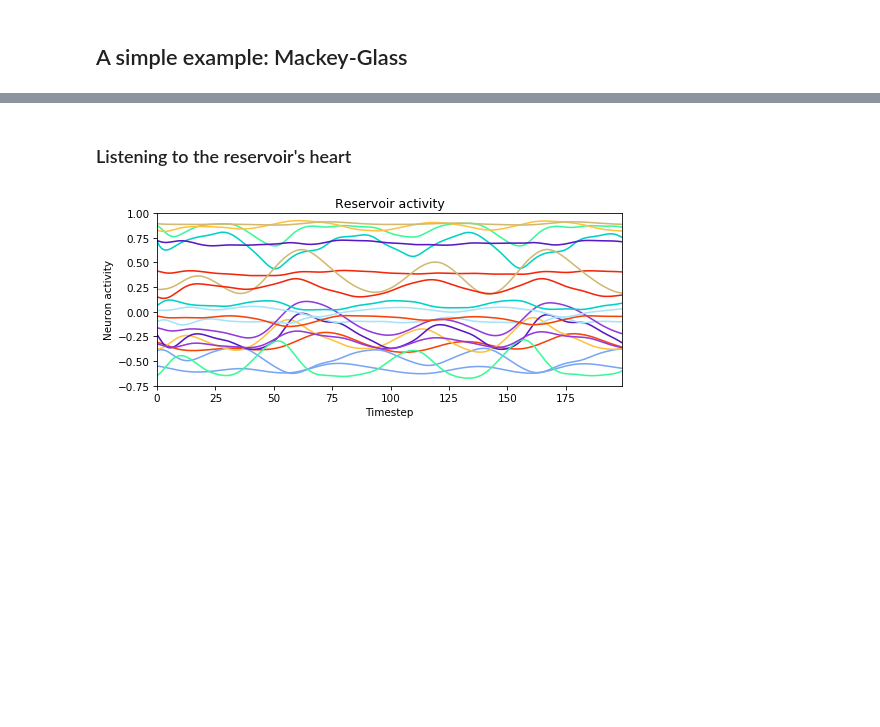
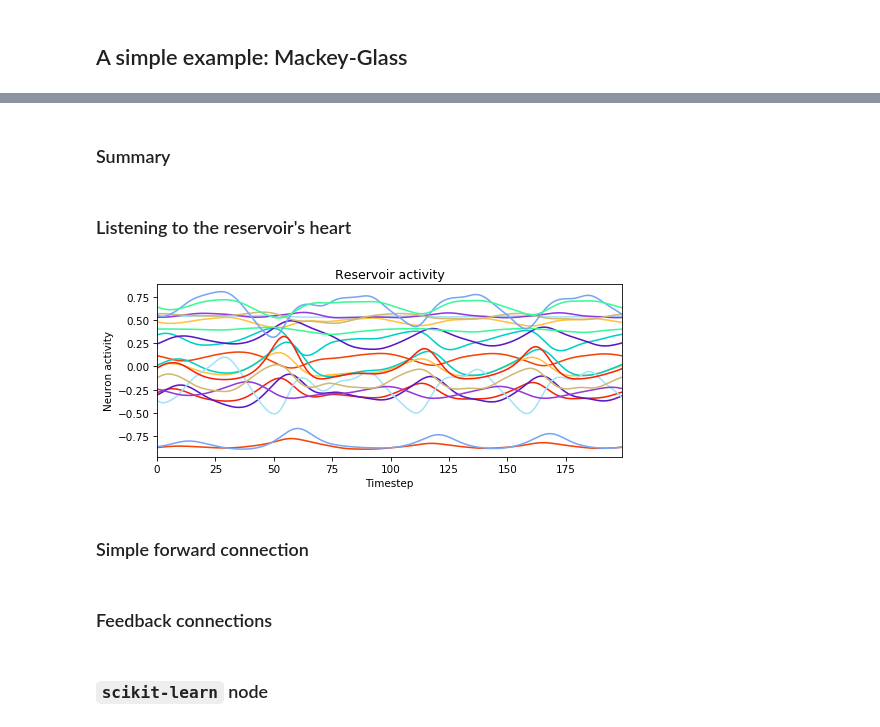
Before and after one commit to reservoirpy/presentations, a Jupyter notebook: ECML-PKDD-2024/Introduction.ipynb, the cells around one changed output, grey strips where cells are left out. Cells and saved outputs as stored; diff of their text form; code cells hidden in the pictures; blank space fills up the shorter version.

```diff
--- a/ECML-PKDD-2024/Introduction.ipynb
+++ b/ECML-PKDD-2024/Introduction.ipynb
@@ -57,0 +18,5 @@ plt.show()
+# %%
+from reservoirpy.datasets import mackey_glass
+
+timeseries = mackey_glass(n_timesteps=2_000)
+timeseries.shape
@@ -57,0 +25,8 @@ plt.show()
+# %%
+X = timeseries
+timesteps = 500
+plt.figure(figsize=(12, 3))
+for i in range(timesteps-1):
+    plt.plot([i, i+1], X[i:i+2, 0], color=plt.cm.magma(200*i//timesteps), lw=1.0)
+plt.title("Chaotic timeseries: Mackey-Glass")
+plt.show()
@@ -84,0 +100,13 @@ plt.show()
+# %%
+dataset = to_forecasting(X, forecast=50, test_size=0.2)
+x_train, x_test, y_train, y_test = dataset
+
+plt.figure(figsize=(12,3))
+plt.subplot(2,1,1)
+plt.plot(x_test, label="Input")
+plt.legend()
+plt.xticks([])
+plt.subplot(2,1,2)
+plt.plot(y_test, label="Output", color="#8800AA")
+plt.legend()
+plt.show()
@@ -84,0 +115,10 @@ plt.show()
+# %%
+# Model creation
+reservoir = Reservoir(units=100, lr=0.3, sr=1.25,)
+readout = Ridge(ridge=1e-8)
+model = reservoir >> readout
+
+# Fitting the model
+model.fit(x_train, y_train)
+# Testing the model
+y_pred = model.run(x_test)
@@ -84,0 +135,2 @@ plt.show()
+# %% [markdown]
+### Summary
@@ -85,13 +149,15 @@ plt.show()
 # %% [markdown]
 ### Listening to the reservoir's heart
 # %%
-activity = reservoir.run(X_test)
+activity = reservoir.run(x_test)
 
 plt.figure(figsize=(8, 3))
 plt.plot(activity[:200, :20]) # 200 timestep, 20 neurons
 plt.title("Reservoir activity")
 plt.xlabel("Timestep")
 plt.ylabel("Neuron activity")
 plt.show()
 # %% [output]
-[figure, old version]
+[figure, new version]
+# %% [markdown]
+### Simple forward connection
@@ -97,0 +171,2 @@ plt.show()
+# %% [markdown]
+### Feedback connections
@@ -97,0 +179,2 @@ plt.show()
+# %% [markdown]
+### `scikit-learn` node
```
Also changed, not shown: parts of 30 cells of this notebook.
